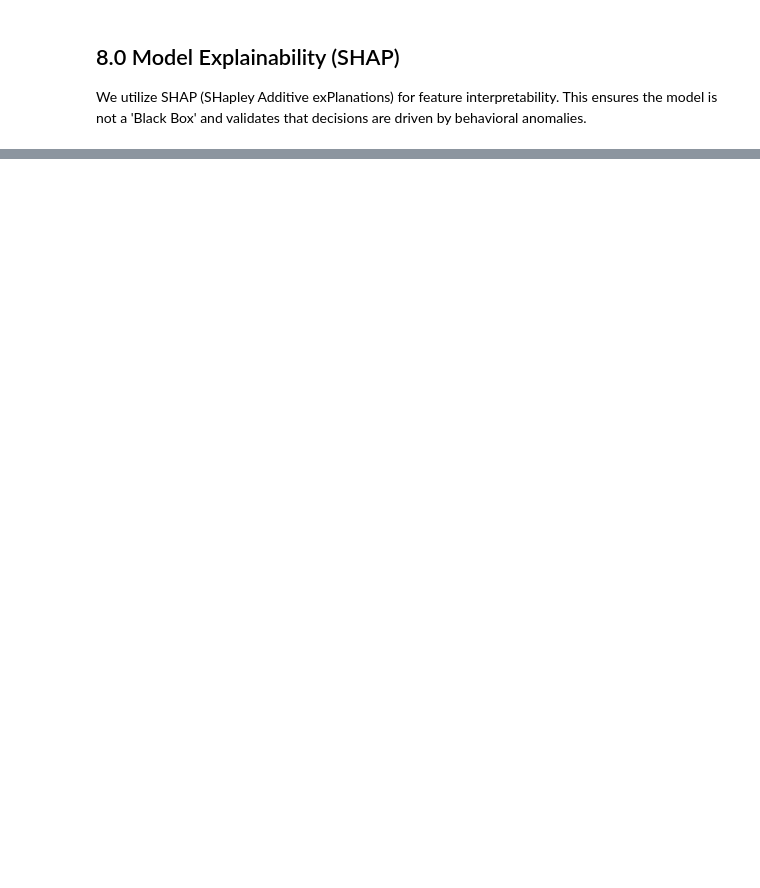
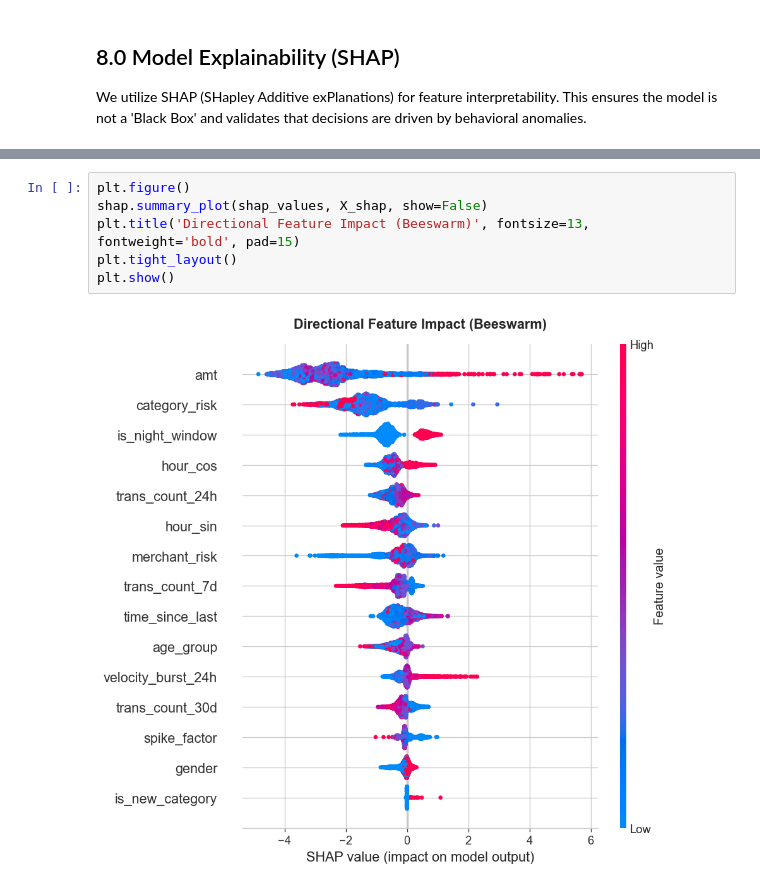
Before and after one commit to MachineheadLearning/fraud-forensics-pipeline, a Jupyter notebook: notebooks/analysis.ipynb, the cells around one changed output, grey strips where cells are left out. Saved outputs shown, nothing was run; the diff lists cells and outputs as text; blank space fills up the shorter version.

```diff
--- a/notebooks/analysis.ipynb
+++ b/notebooks/analysis.ipynb
@@ -701,0 +853,8 @@ plt.show()
+# %%
+plt.figure()
+shap.summary_plot(shap_values, X_shap, show=False)
+plt.title('Directional Feature Impact (Beeswarm)', fontsize=13, fontweight='bold', pad=15)
+plt.tight_layout()
+plt.show()
+# %% [output]
+[figure, added]
```
Also changed, not shown: parts of 60 cells of this notebook, 4 other files.
